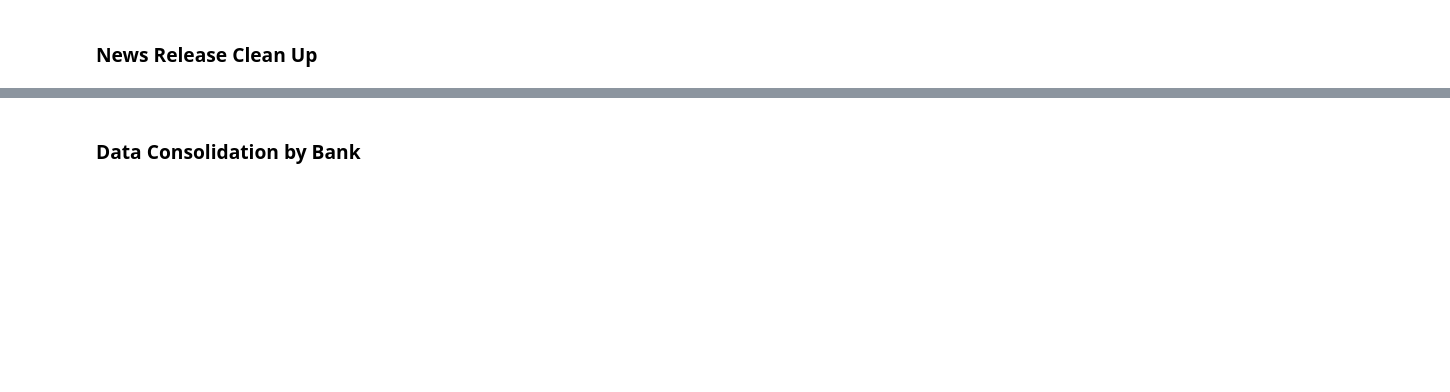
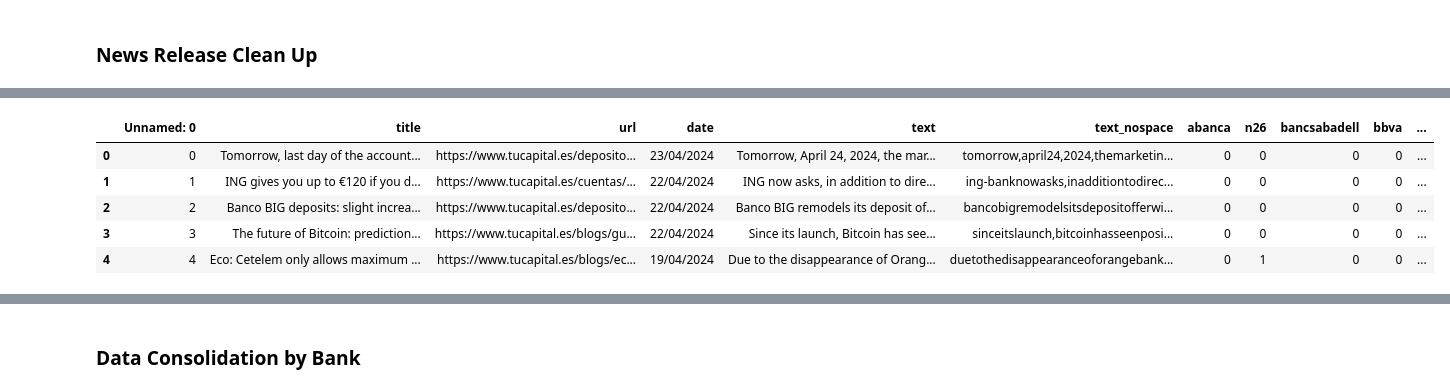
Before and after one commit to agbennett-bse/deloitte_digital_banking, a Jupyter notebook: deloitte_digital_banking/preprocessing.ipynb, the cells around one changed output, grey strips where cells are left out. Drawn from its saved outputs; the diff is of its cells as text; code cells hidden in the pictures; blank space fills up the shorter version.

```diff
--- a/deloitte_digital_banking/preprocessing.ipynb
+++ b/deloitte_digital_banking/preprocessing.ipynb
@@ -154,0 +274,5 @@ apr_increase_dates.head()
+# %%
+bank_names = list(products_data.bank.unique())
+bank_names.remove('ing')
+bank_names.append('ing-bank')
+bank_names
@@ -154,0 +291,23 @@ apr_increase_dates.head()
+# %%
+# search for each of the bank names in the news data
+
+news_data['text_nospace'] = news_data['text'].str.replace('ING', 'ing-bank')
+news_data['text_nospace'] = news_data['text_nospace'].str.replace(' ', '').str.lower()
+
+
+for bank in bank_names:
+    news_data[bank] = 0
+
+for index, row in news_data.iterrows():
+    for bank in bank_names:
+        if bank in row['text_nospace']:
+            news_data.at[index, bank] = news_data.at[index, bank] + 1
+
+news_data.head()
+# %% [output]
+|  | Unnamed: 0 | title | url | date | text | text_nospace | abanca | n26 | bancsabadell | bbva | ... |
+| 0 | 0 | Tomorrow, last day of the account... | https://www.tucapital.es/deposito... | 23/04/2024 | Tomorrow, April 24, 2024, the mar... | tomorrow,april24,2024,themarketin... | 0 | 0 | 0 | 0 | ... |
+| 1 | 1 | ING gives you up to €120 if you d... | https://www.tucapital.es/cuentas/... | 22/04/2024 | ING now asks, in addition to dire... | ing-banknowasks,inadditiontodirec... | 0 | 0 | 0 | 0 | ... |
+| 2 | 2 | Banco BIG deposits: slight increa... | https://www.tucapital.es/deposito... | 22/04/2024 | Banco BIG remodels its deposit of... | bancobigremodelsitsdepositofferwi... | 0 | 0 | 0 | 0 | ... |
+| 3 | 3 | The future of Bitcoin: prediction... | https://www.tucapital.es/blogs/gu... | 22/04/2024 | Since its launch, Bitcoin has see... | sinceitslaunch,bitcoinhasseenposi... | 0 | 0 | 0 | 0 | ... |
+| 4 | 4 | Eco: Cetelem only allows maximum ... | https://www.tucapital.es/blogs/ec... | 19/04/2024 | Due to the disappearance of Orang... | duetothedisappearanceoforangebank... | 0 | 1 | 0 | 0 | ... |
```
Also changed, not shown: parts of 28 cells of this notebook, 5 other files.
